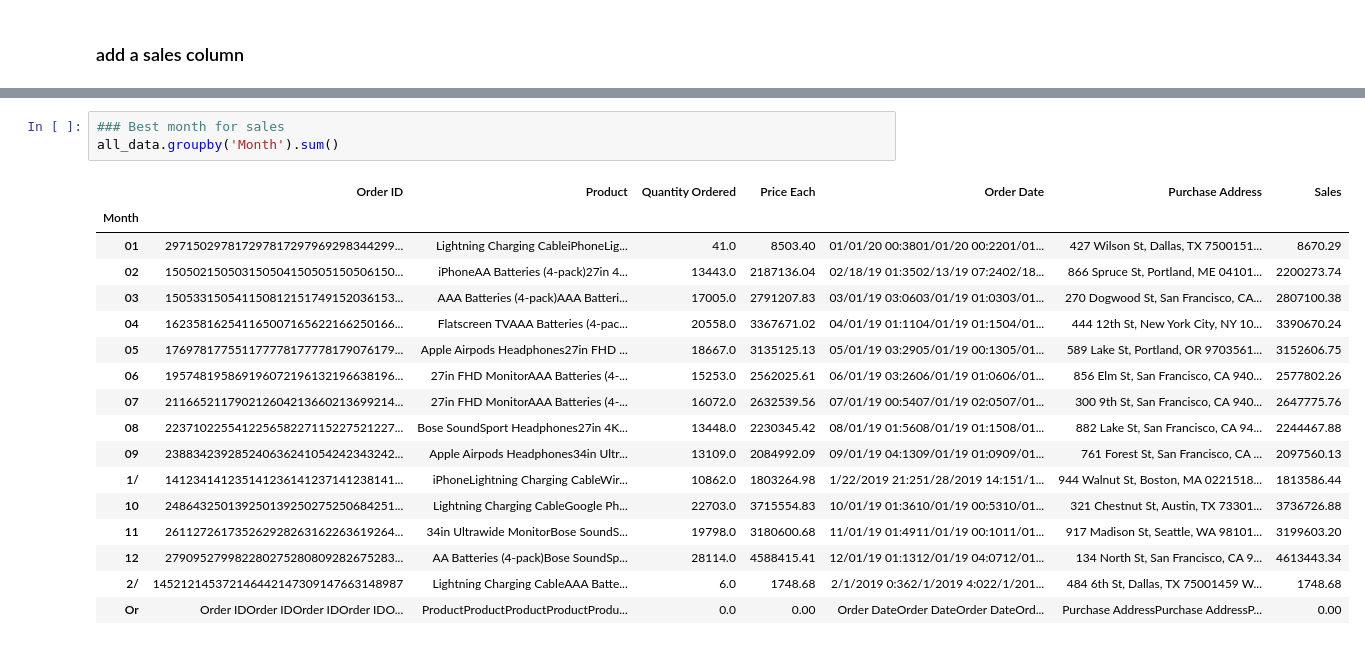
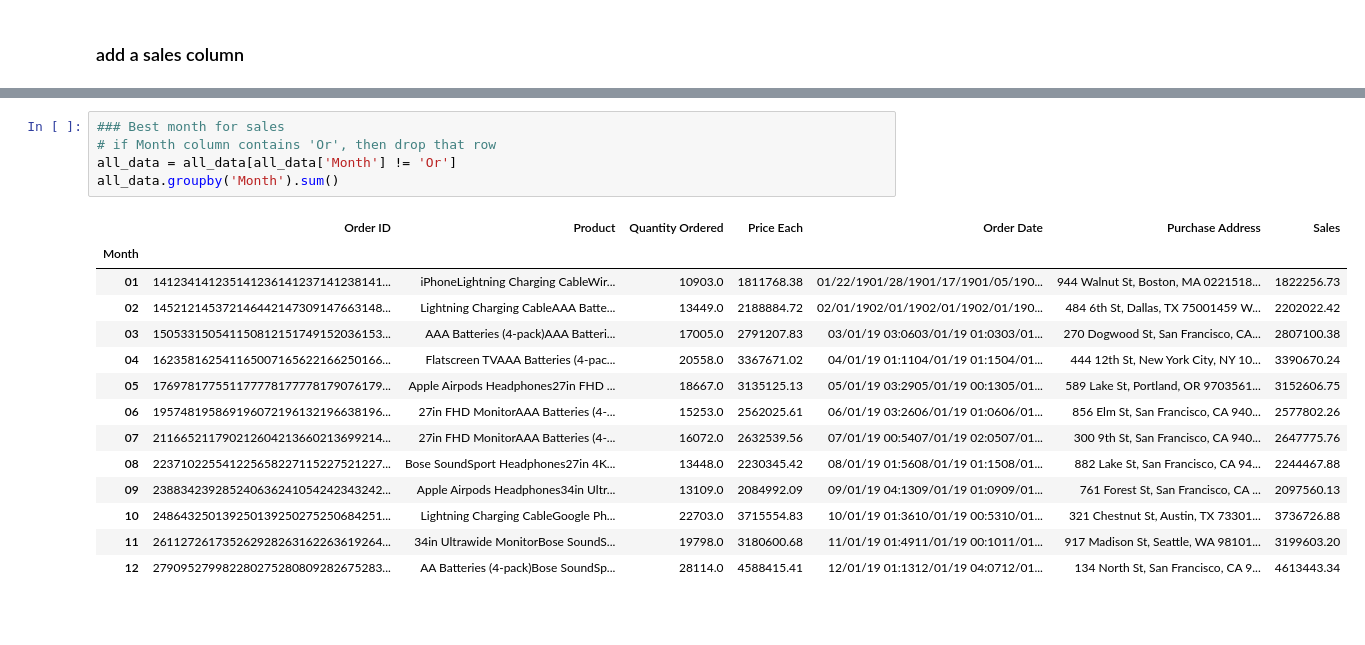
Before and after one commit to FazlulAyanKoushik/data-science-project-with-pandas, a Jupyter notebook: sales_analysis.ipynb, the cells around one changed output, grey strips where cells are left out. Cells and saved outputs as stored; diff of their text form; blank space fills up the shorter version.

Commit message:
Question 1: What was the best month for sales? How much was earned that month?

```diff
--- a/sales_analysis.ipynb
+++ b/sales_analysis.ipynb
@@ -115,12 +116,14 @@ all_data
 186305 rows × 8 columns
 # %%
 ### Best month for sales
+# if Month column contains 'Or', then drop that row
+all_data = all_data[all_data['Month'] != 'Or']
 all_data.groupby('Month').sum()
 # %% [output]
 |  | Order ID | Product | Quantity Ordered | Price Each | Order Date | Purchase Address | Sales |
 | Month |  |  |  |  |  |  |  |
-| 01 | 297150297817297817297969298344299... | Lightning Charging CableiPhoneLig... | 41.0 | 8503.40 | 01/01/20 00:3801/01/20 00:2201/01... | 427 Wilson St, Dallas, TX 7500151... | 8670.29 |
-| 02 | 150502150503150504150505150506150... | iPhoneAA Batteries (4-pack)27in 4... | 13443.0 | 2187136.04 | 02/18/19 01:3502/13/19 07:2402/18... | 866 Spruce St, Portland, ME 04101... | 2200273.74 |
+| 01 | 141234141235141236141237141238141... | iPhoneLightning Charging CableWir... | 10903.0 | 1811768.38 | 01/22/1901/28/1901/17/1901/05/190... | 944 Walnut St, Boston, MA 0221518... | 1822256.73 |
+| 02 | 145212145372146442147309147663148... | Lightning Charging CableAAA Batte... | 13449.0 | 2188884.72 | 02/01/1902/01/1902/01/1902/01/190... | 484 6th St, Dallas, TX 75001459 W... | 2202022.42 |
 | 03 | 150533150541150812151749152036153... | AAA Batteries (4-pack)AAA Batteri... | 17005.0 | 2791207.83 | 03/01/19 03:0603/01/19 01:0303/01... | 270 Dogwood St, San Francisco, CA... | 2807100.38 |
 | 04 | 162358162541165007165622166250166... | Flatscreen TVAAA Batteries (4-pac... | 20558.0 | 3367671.02 | 04/01/19 01:1104/01/19 01:1504/01... | 444 12th St, New York City, NY 10... | 3390670.24 |
 | 05 | 176978177551177778177778179076179... | Apple Airpods Headphones27in FHD ... | 18667.0 | 3135125.13 | 05/01/19 03:2905/01/19 00:1305/01... | 589 Lake St, Portland, OR 9703561... | 3152606.75 |
@@ -128,9 +131,6 @@ all_data.groupby('Month').sum()
 | 07 | 211665211790212604213660213699214... | 27in FHD MonitorAAA Batteries (4-... | 16072.0 | 2632539.56 | 07/01/19 00:5407/01/19 02:0507/01... | 300 9th St, San Francisco, CA 940... | 2647775.76 |
 | 08 | 223710225541225658227115227521227... | Bose SoundSport Headphones27in 4K... | 13448.0 | 2230345.42 | 08/01/19 01:5608/01/19 01:1508/01... | 882 Lake St, San Francisco, CA 94... | 2244467.88 |
 | 09 | 238834239285240636241054242343242... | Apple Airpods Headphones34in Ultr... | 13109.0 | 2084992.09 | 09/01/19 04:1309/01/19 01:0909/01... | 761 Forest St, San Francisco, CA ... | 2097560.13 |
-| 1/ | 141234141235141236141237141238141... | iPhoneLightning Charging CableWir... | 10862.0 | 1803264.98 | 1/22/2019 21:251/28/2019 14:151/1... | 944 Walnut St, Boston, MA 0221518... | 1813586.44 |
 | 10 | 248643250139250139250275250684251... | Lightning Charging CableGoogle Ph... | 22703.0 | 3715554.83 | 10/01/19 01:3610/01/19 00:5310/01... | 321 Chestnut St, Austin, TX 73301... | 3736726.88 |
 | 11 | 261127261735262928263162263619264... | 34in Ultrawide MonitorBose SoundS... | 19798.0 | 3180600.68 | 11/01/19 01:4911/01/19 00:1011/01... | 917 Madison St, Seattle, WA 98101... | 3199603.20 |
 | 12 | 279095279982280275280809282675283... | AA Batteries (4-pack)Bose SoundSp... | 28114.0 | 4588415.41 | 12/01/19 01:1312/01/19 04:0712/01... | 134 North St, San Francisco, CA 9... | 4613443.34 |
-| 2/ | 145212145372146442147309147663148987 | Lightning Charging CableAAA Batte... | 6.0 | 1748.68 | 2/1/2019 0:362/1/2019 4:022/1/201... | 484 6th St, Dallas, TX 75001459 W... | 1748.68 |
-| Or | Order IDOrder IDOrder IDOrder IDO... | ProductProductProductProductProdu... | 0.0 | 0.00 | Order DateOrder DateOrder DateOrd... | Purchase AddressPurchase AddressP... | 0.00 |
```
Also changed, not shown: parts of 8 cells of this notebook, 2 other files.
